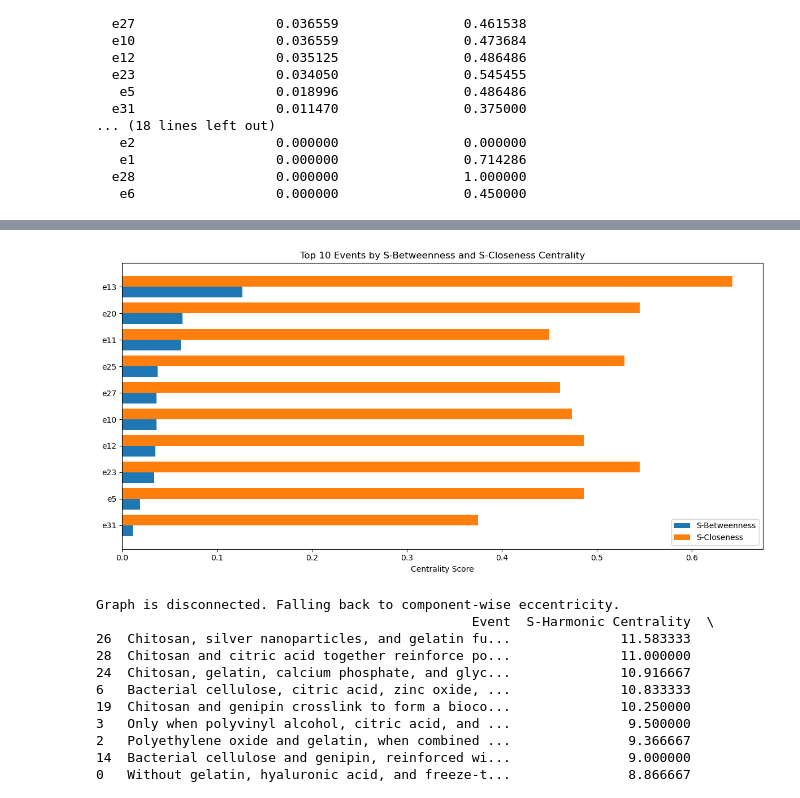
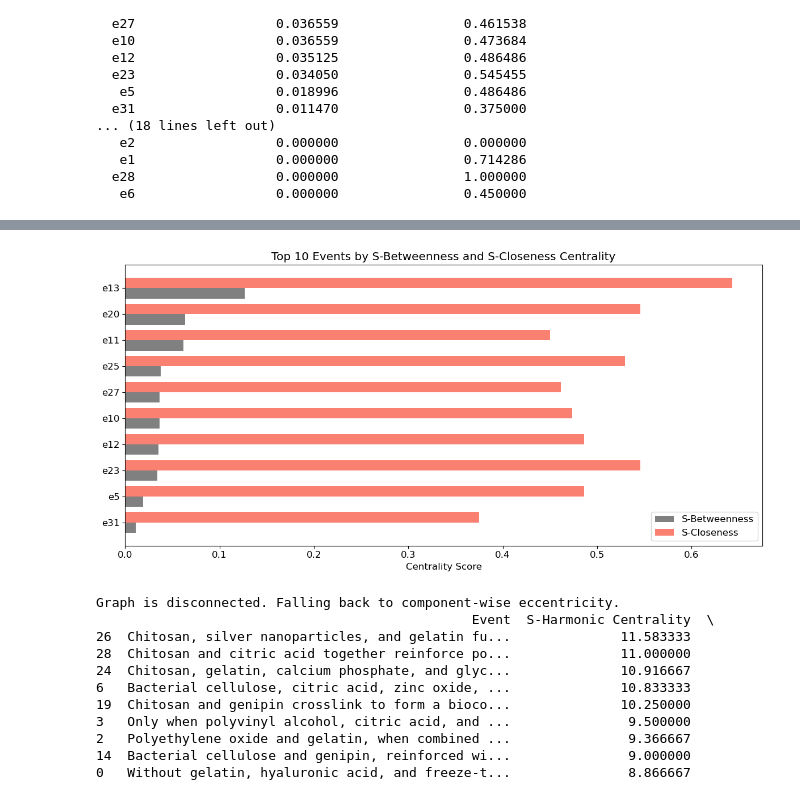
Before and after one commit to bellastewart/knowledge_graph, a Jupyter notebook: codependent.ipynb, the cells around one changed output, grey strips where cells are left out. Cells and saved outputs as stored; diff of their text form; code cells hidden in the pictures.

```diff
--- a/codependent.ipynb
+++ b/codependent.ipynb
@@ -133,14 +162,14 @@ import pickle
 import pandas as pd
 
 # To regenerate the hypergraph with LLM, set this to True
-regenerate = False
+regenerate = True
 
 if regenerate:
     # Generate hypergraph and mapping from full text documents
     H_hypergraph, edge_mapping = docs2Hypergraph(documents, model='mistral:instruct')
 
     # Save as pickle
-    with open("output_hypergraph_test.pkl", "wb") as f:
+    with open("output_hypergraph_test_instruct.pkl", "wb") as f:
         pickle.dump(H_hypergraph, f)
 
     # Convert hyperedges to DataFrame
@@ -151,11 +180,11 @@ if regenerate:
     ])
 
     # Save CSV
-    dfg1.to_csv("output_hypergraph_edges_test.csv", index=False)
+    dfg1.to_csv("output_hypergraph_edges_test_instruct.csv", index=False)
 
 else:
     # Load from pickle
-    with open("output_hypergraph_test.pkl", "rb") as f:
+    with open("output_hypergraph_test_instruct.pkl", "rb") as f:
         H_hypergraph = pickle.load(f)
 
     # Reconstruct DataFrame
@@ -231,3 +459,21 @@ ceramic nanoparticles: 1
 crosslinkers: 1
 pressure-sensitive dye: 1
 porogens: 1
+# %%
+from collections import defaultdict
+
+# Build node → list of incident edges mapping
+node_to_edges = defaultdict(set)
+
+for edge_id, nodes in H_hypergraph.incidence_dict.items():
+    for node in nodes:
+        node_to_edges[node].add(edge_id)
+
+# Compute node degrees
+node_degrees = {node: len(edges) for node, edges in node_to_edges.items()}
+
+# Sort and print top 5 nodes by degree
+top_5 = sorted(node_degrees.items(), key=lambda x: x[1], reverse=True)[:5]
+print("Top 5 nodes by degree:")
+for node, degree in top_5:
+    print(f"{node}: {degree}")
@@ -258,3 +581,12 @@ e29: 2
 e30: 2
 e31: 2
 e32: 2
+# %%
+H = H_hypergraph
+edge_sizes = {e: len(H.edges[e]) for e in H.edges}
+
+# Sort and print top 5 largest edges by size
+top_5_edges = sorted(edge_sizes.items(), key=lambda x: x[1], reverse=True)[:5]
+print("Top 5 hyperedges by number of nodes:")
+for edge, size in top_5_edges:
+    print(f"{edge}: {size}")
@@ -326,38 +850,40 @@ close_centrality = s_closeness_centrality(H, s=s)
 
 # Combine into a DataFrame
 df = pd.DataFrame([
     {
         "Event": node,
         "S-Betweenness Centrality": bet_centrality.get(node, 0.0),
         "S-Closeness Centrality": close_centrality.get(node, 0.0)
     }
     for node in set(bet_centrality) | set(close_centrality)
 ])
 
 # Sort and take top N
-N = 10  # Change this number as desired
+N = 10  # Top N events
 df_top = df.sort_values(by="S-Betweenness Centrality", ascending=False).head(N)
 
 # Plot
 fig, ax = plt.subplots(figsize=(12, 6))
 bar_width = 0.4
 x = range(len(df_top))
 
-# Plot bars
-ax.barh([i + bar_width for i in x], df_top["S-Betweenness Centrality"], bar_width, label="S-Betweenness")
-ax.barh(x, df_top["S-Closeness Centrality"], bar_width, label="S-Closeness")
+# Plot bars with new colors
+ax.barh([i + bar_width for i in x], df_top["S-Betweenness Centrality"], bar_width,
+        color='grey', label="S-Betweenness")
+ax.barh(x, df_top["S-Closeness Centrality"], bar_width,
+        color='salmon', label="S-Closeness")
 
 # Labeling
 ax.set_yticks([i + bar_width / 2 for i in x])
 ax.set_yticklabels(df_top["Event"])
 ax.invert_yaxis()
 ax.set_xlabel("Centrality Score")
 ax.set_title(f"Top {N} Events by S-Betweenness and S-Closeness Centrality")
 ax.legend()
 plt.tight_layout()
 plt.show()
 # %% [output]
-[figure, old version]
+[figure, new version]
 # %%
 import networkx as nx
 from hypernetx.algorithms.s_centrality_measures import (
```
Also changed, not shown: parts of 23 cells of this notebook, 6 other files.
